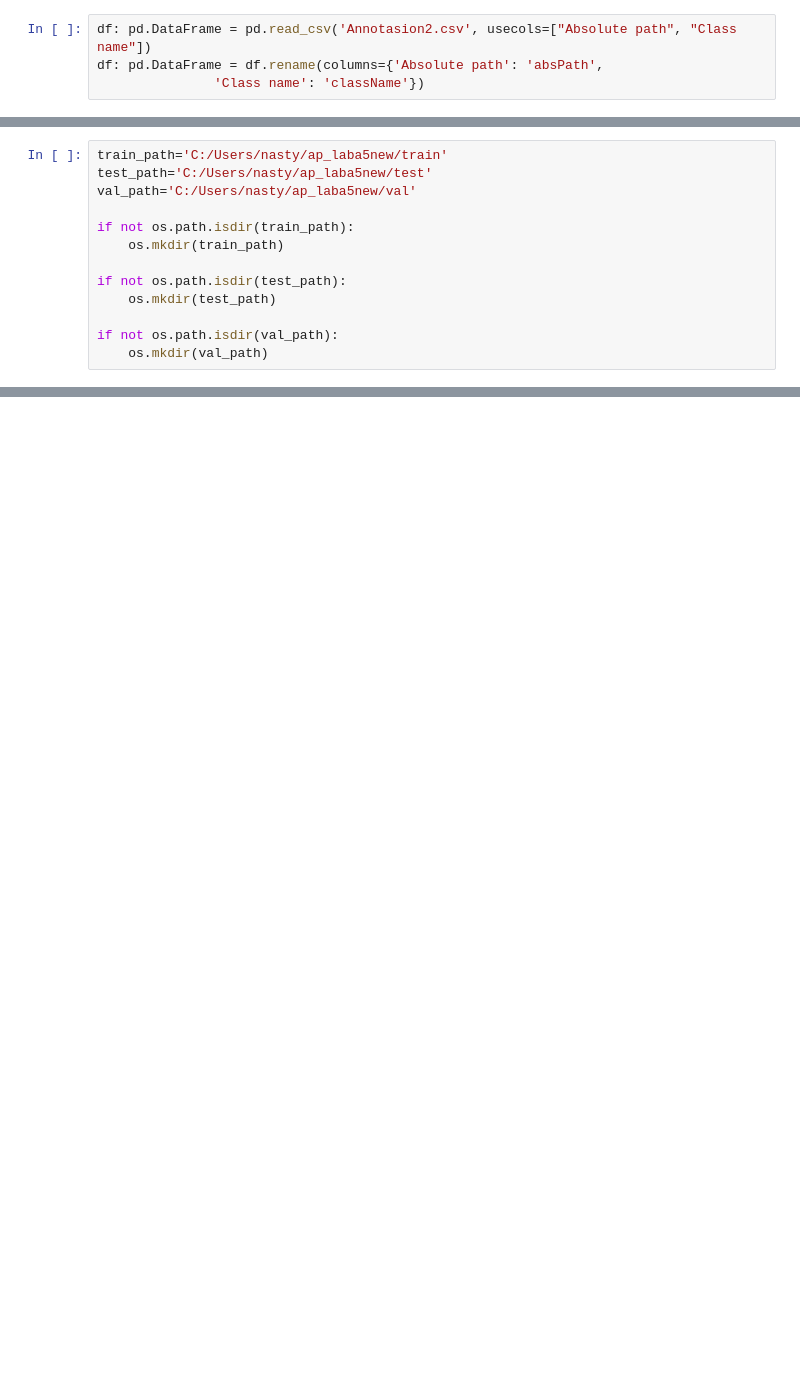
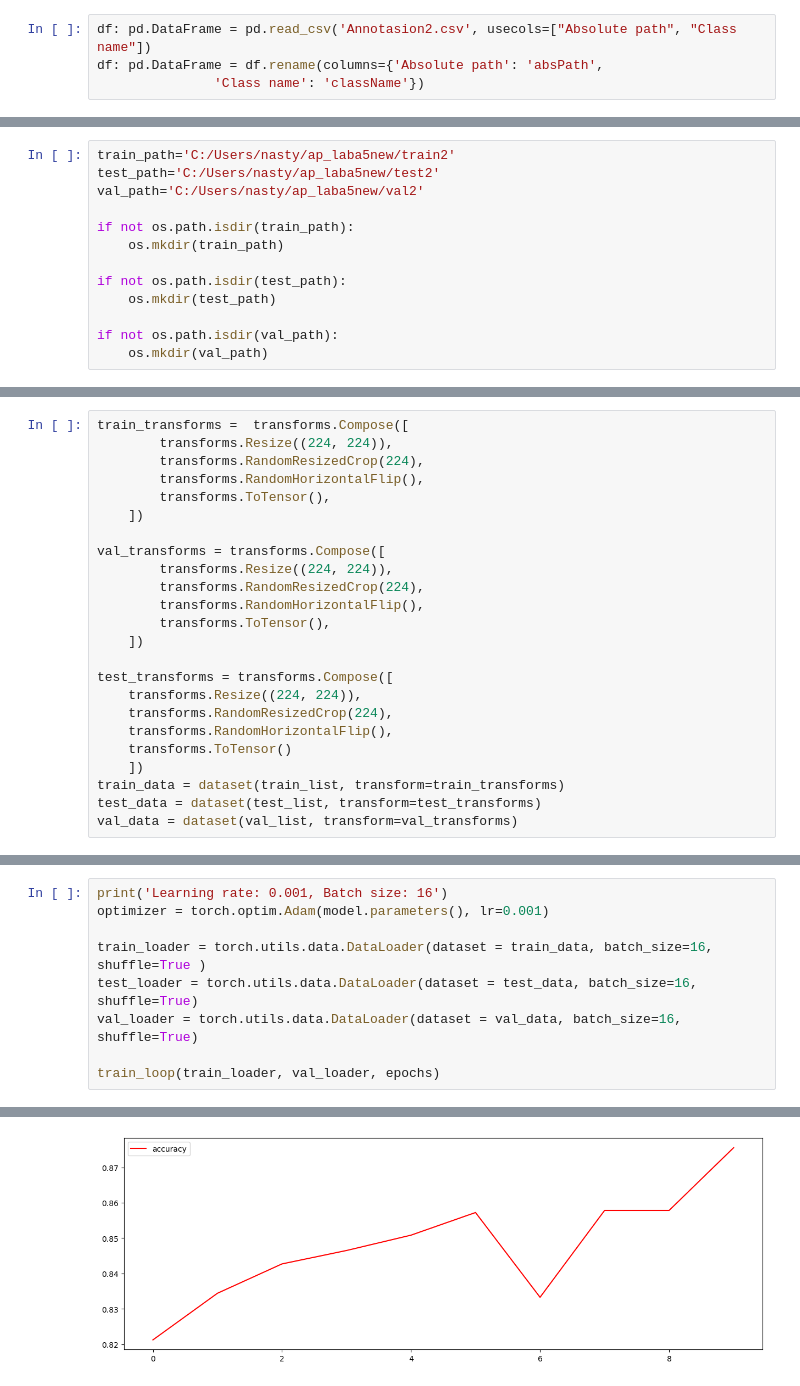
Before and after one commit to nastya1302/ap_laba5new, a Jupyter notebook: note.ipynb, the cells around one changed output, grey strips where cells are left out. Cells and saved outputs as stored; diff of their text form; blank space fills up the shorter version.

```diff
--- a/note.ipynb
+++ b/note.ipynb
@@ -50,7 +69,7 @@ print(df_validation)
 # %%
-train_path='C:/Users/nasty/ap_laba5new/train'
-test_path='C:/Users/nasty/ap_laba5new/test'
-val_path='C:/Users/nasty/ap_laba5new/val'
+train_path='C:/Users/nasty/ap_laba5new/train2'
+test_path='C:/Users/nasty/ap_laba5new/test2'
+val_path='C:/Users/nasty/ap_laba5new/val2'
 
 if not os.path.isdir(train_path):
     os.mkdir(train_path)
@@ -92,0 +151,24 @@ plt.show()
+# %%
+train_transforms =  transforms.Compose([
+        transforms.Resize((224, 224)),
+        transforms.RandomResizedCrop(224),
+        transforms.RandomHorizontalFlip(),
+        transforms.ToTensor(),
+    ])
+
+val_transforms = transforms.Compose([
+        transforms.Resize((224, 224)),
+        transforms.RandomResizedCrop(224),
+        transforms.RandomHorizontalFlip(),
+        transforms.ToTensor(),
+    ])
+
+test_transforms = transforms.Compose([
+    transforms.Resize((224, 224)),
+    transforms.RandomResizedCrop(224),
+    transforms.RandomHorizontalFlip(),
+    transforms.ToTensor()
+    ])
+train_data = dataset(train_list, transform=train_transforms)
+test_data = dataset(test_list, transform=test_transforms)
+val_data = dataset(val_list, transform=val_transforms)
@@ -92,0 +349,10 @@ plt.show()
+# %%
+print('Learning rate: 0.001, Batch size: 16')
+optimizer = torch.optim.Adam(model.parameters(), lr=0.001)
+
+train_loader = torch.utils.data.DataLoader(dataset = train_data, batch_size=16, shuffle=True )
+test_loader = torch.utils.data.DataLoader(dataset = test_data, batch_size=16, shuffle=True)
+val_loader = torch.utils.data.DataLoader(dataset = val_data, batch_size=16, shuffle=True)
+
+train_loop(train_loader, val_loader, epochs)
+# %% [output]
@@ -92,0 +376 @@ plt.show()
+[figure, added]
```
Also changed, not shown: parts of 20 cells of this notebook.
